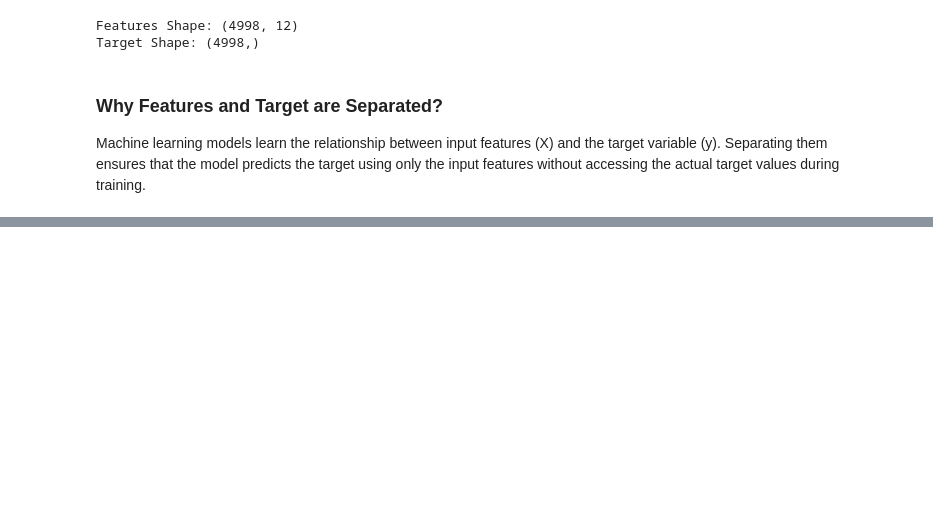
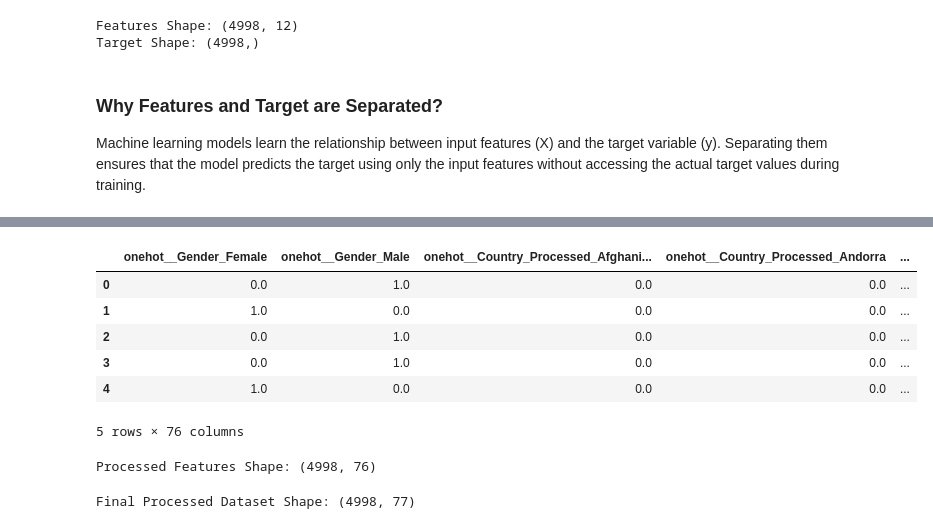
Before and after one commit to rutuu0228/Students_Mental_Health_Score_Prediction_sys, a Jupyter notebook: Notebooks/04_Feature_Engineering.ipynb, the cells around one changed output, grey strips where cells are left out. Cells and saved outputs as stored; diff of their text form; code cells hidden in the pictures; blank space fills up the shorter version.

Commit message:
Completed feature engineering and preprocessing

```diff
--- a/Notebooks/04_Feature_Engineering.ipynb
+++ b/Notebooks/04_Feature_Engineering.ipynb
@@ -79,0 +406,28 @@ Machine learning models learn the relationship between input features (X) and th
+# %%
+# ReCreate the complete preprocessing pipeline
+preprocessor = ColumnTransformer(
+    transformers=[
+        (
+            "onehot",
+            OneHotEncoder(handle_unknown="ignore", sparse_output=False),
+            one_hot_features
+        ),
+        (
+            "ordinal",
+            OrdinalEncoder(categories=stress_order),
+            ordinal_features
+        ),
+        (
+            "scaler",
+            StandardScaler(),
+            numerical_features
+        )
+    ],
+    remainder="drop"
+)
+# %%
+# Apply encoding and scaling to the feature data
+X_processed = preprocessor.fit_transform(X)
+
+# Check the shape of the processed data
+X_processed.shape
@@ -79,0 +444,6 @@ Machine learning models learn the relationship between input features (X) and th
+# %%
+# Get the names of all processed features
+feature_names = preprocessor.get_feature_names_out()
+
+print("Number of processed features:", len(feature_names))
+print(feature_names)
@@ -79,0 +468,32 @@ Machine learning models learn the relationship between input features (X) and th
+# %%
+# Convert the processed array into a DataFrame
+X_processed_df = pd.DataFrame(
+    X_processed,
+    columns=feature_names,
+    index=X.index
+)
+
+# Display the first 5 rows
+X_processed_df.head()
+# %% [output]
+|  | onehot__Gender_Female | onehot__Gender_Male | onehot__Country_Processed_Afghani... | onehot__Country_Processed_Andorra | ... |
+| 0 | 0.0 | 1.0 | 0.0 | 0.0 | ... |
+| 1 | 1.0 | 0.0 | 0.0 | 0.0 | ... |
+| 2 | 0.0 | 1.0 | 0.0 | 0.0 | ... |
+| 3 | 0.0 | 1.0 | 0.0 | 0.0 | ... |
+| 4 | 1.0 | 0.0 | 0.0 | 0.0 | ... |
+5 rows × 76 columns
+# %%
+# Check the shape of the processed feature DataFrame
+print("Processed Features Shape:", X_processed_df.shape)
+# %% [output]
+Processed Features Shape: (4998, 76)
+# %%
+# Add the target variable back to the processed dataset
+processed_df = X_processed_df.copy()
+processed_df["Mental_Health_Score"] = df["Mental_Health_Score"].values
+
+# Check the final dataset shape
+print("Final Processed Dataset Shape:", processed_df.shape)
+# %% [output]
+Final Processed Dataset Shape: (4998, 77)
```
Also changed, not shown: parts of 46 cells of this notebook, 1 other file.
